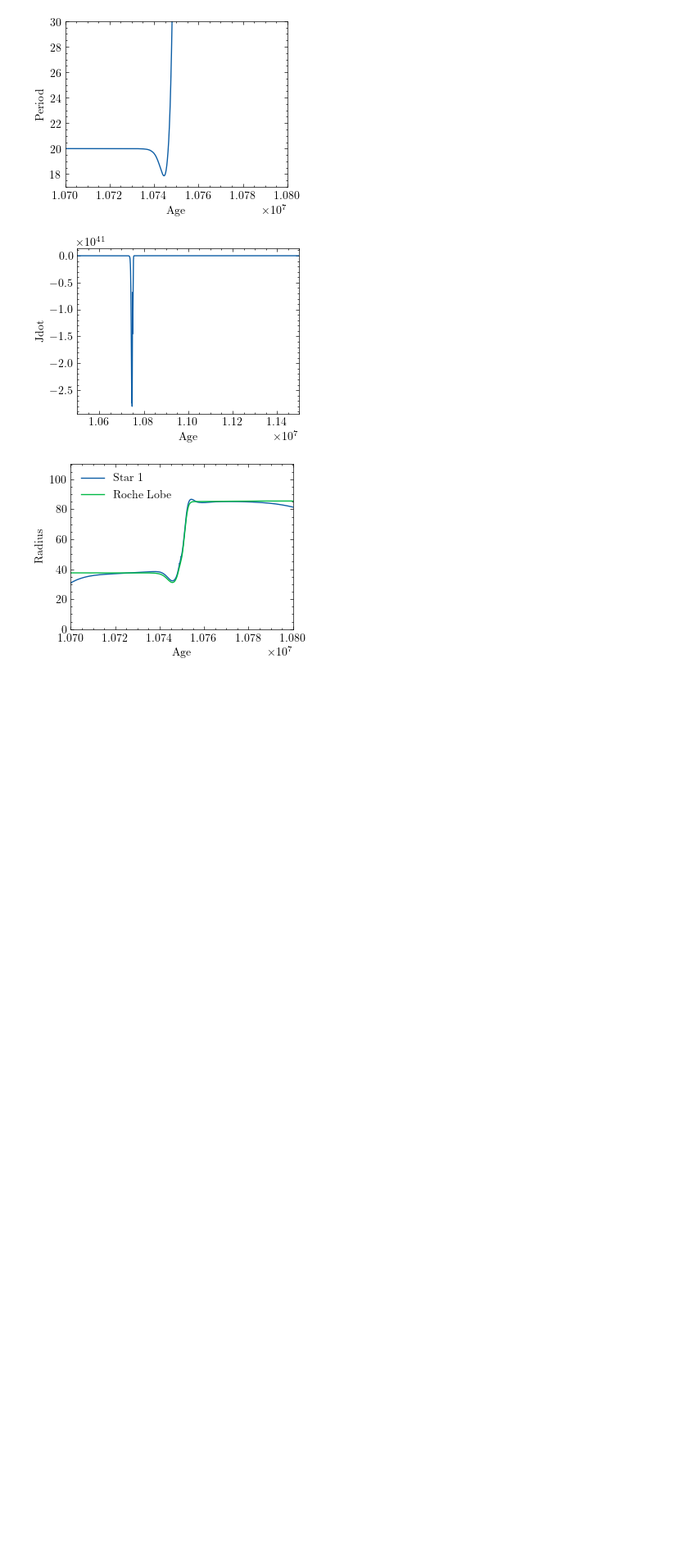
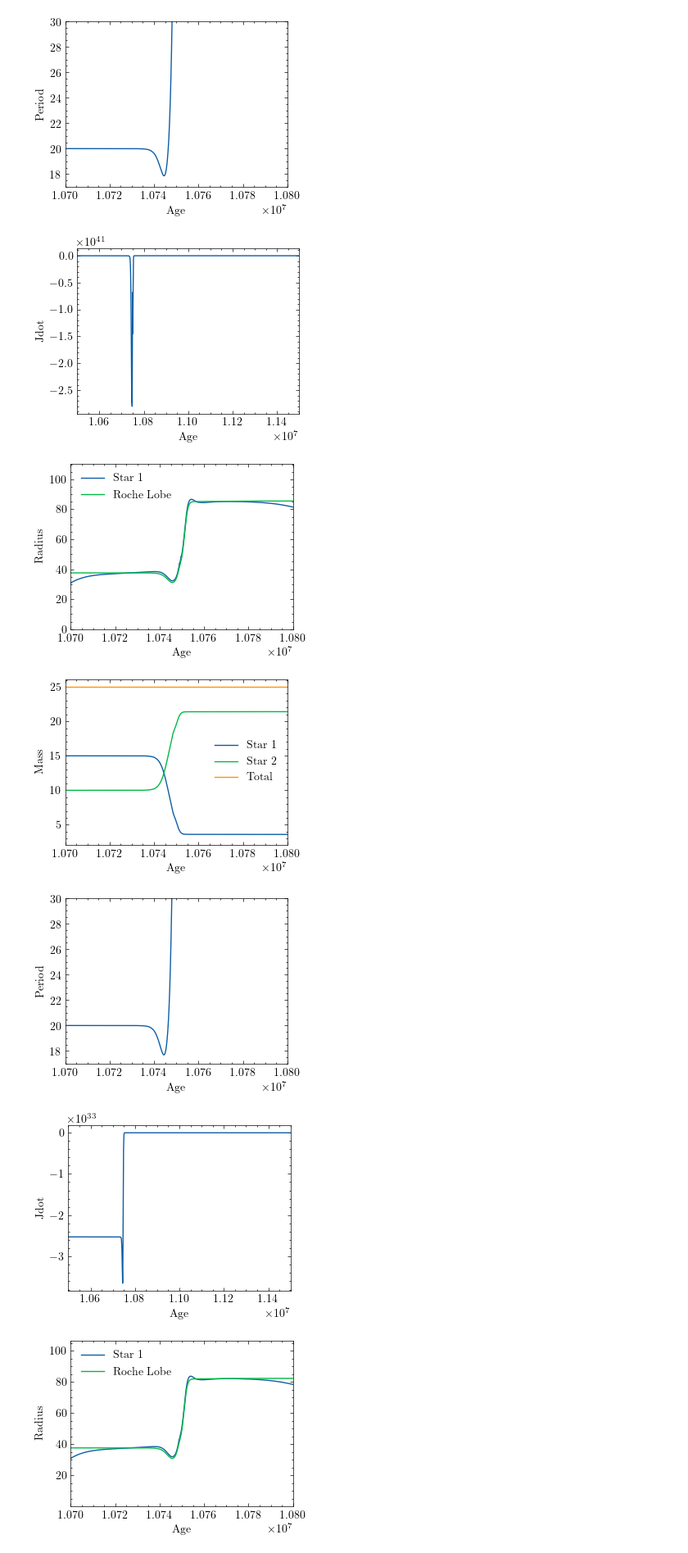
Before and after one commit to neevshah101/learning_mesa, a Jupyter notebook: plotting.ipynb, the cells around one changed output. Shown at 82% size. Drawn from its saved outputs; the diff is of its cells as text; code cells hidden in the pictures; blank space fills up the shorter version.

Commit message:
plots

```diff
--- a/plotting.ipynb
+++ b/plotting.ipynb
@@ -615,0 +614,40 @@ plt.show()
+# %%
+logs_dir = os.path.join('tutorial_binary_star', 'LOGS12')
+df = load_history_file(logs_dir)
+# %%
+plt.plot(df['star_age'], df['star_1_mass'], label = 'Star 1')
+plt.plot(df['star_age'], df['star_2_mass'], label = 'Star 2')
+plt.plot(df['star_age'], df['star_1_mass'] + df['star_2_mass'], label = 'Total')
+plt.xlim(1.07e7,1.08e7)
+plt.xlabel('Age')
+plt.ylabel('Mass')
+plt.legend()
+plt.show()
+
+plt.plot(df['star_age'], df['period_days'], label = 'Star 1')
+plt.xlim(1.07e7,1.08e7)
+plt.ylim(17,30)
+plt.xlabel('Age')
+plt.ylabel('Period')
+# plt.legend()
+plt.show()
+
+plt.plot(df['star_age'], df['Jdot'], label = 'Star 1')
+plt.xlim(1.05e7,1.15e7)
+plt.xlabel('Age')
+plt.ylabel('Jdot')
+# plt.legend()
+plt.show()
+
+plt.plot(df['star_age'], 10**df['log_R'], label = 'Star 1')
+plt.plot(df['star_age'], df['rl_1'], label = 'Roche Lobe')
+plt.xlim(1.07e7,1.08e7)
+plt.xlabel('Age')
+plt.ylabel('Radius')
+plt.legend()
+plt.show()
+# %% [output]
+[figure, added]
+[figure, added]
+[figure, added]
+[figure, added]
```
Also changed, not shown: parts of 3 cells of this notebook.
